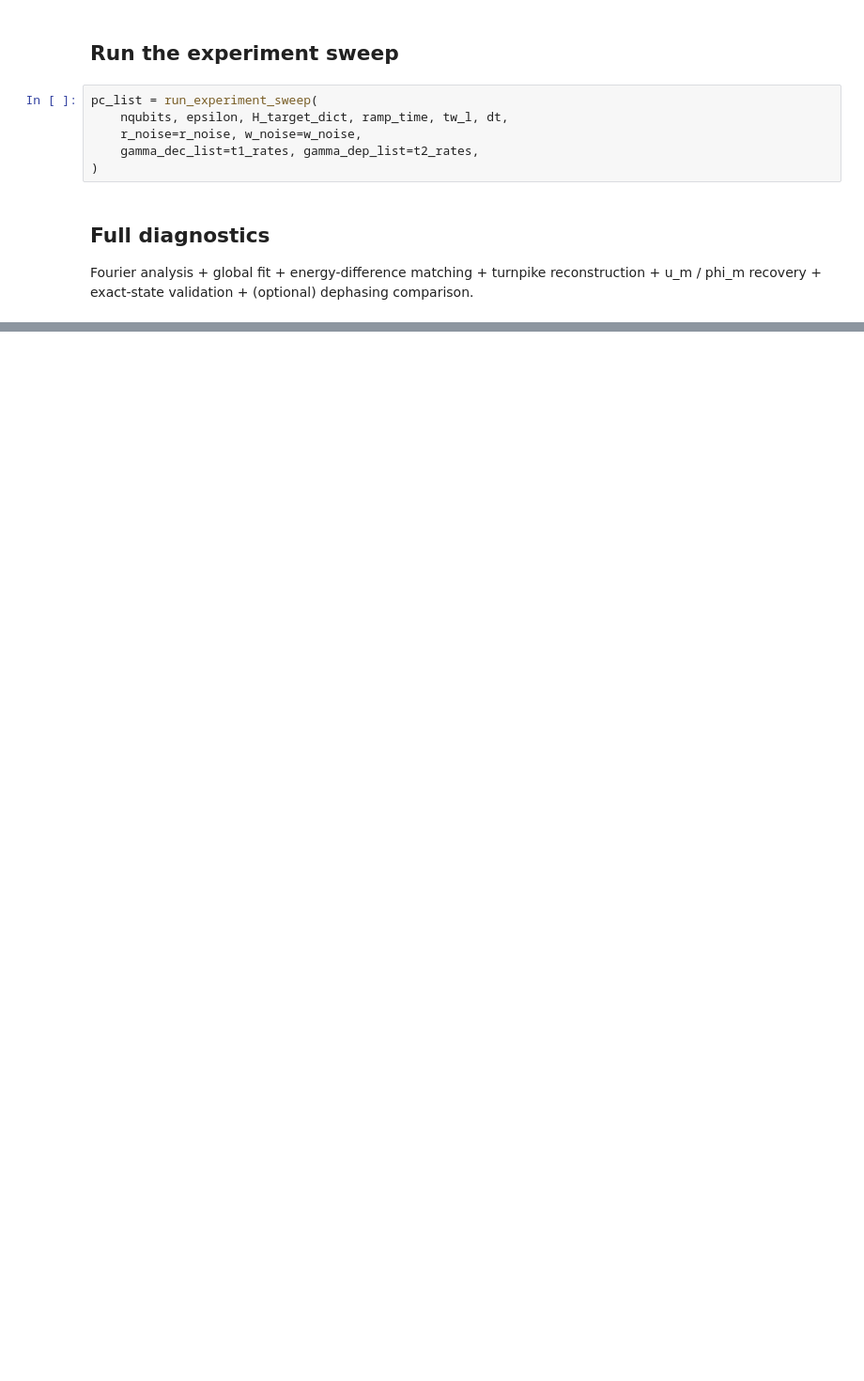
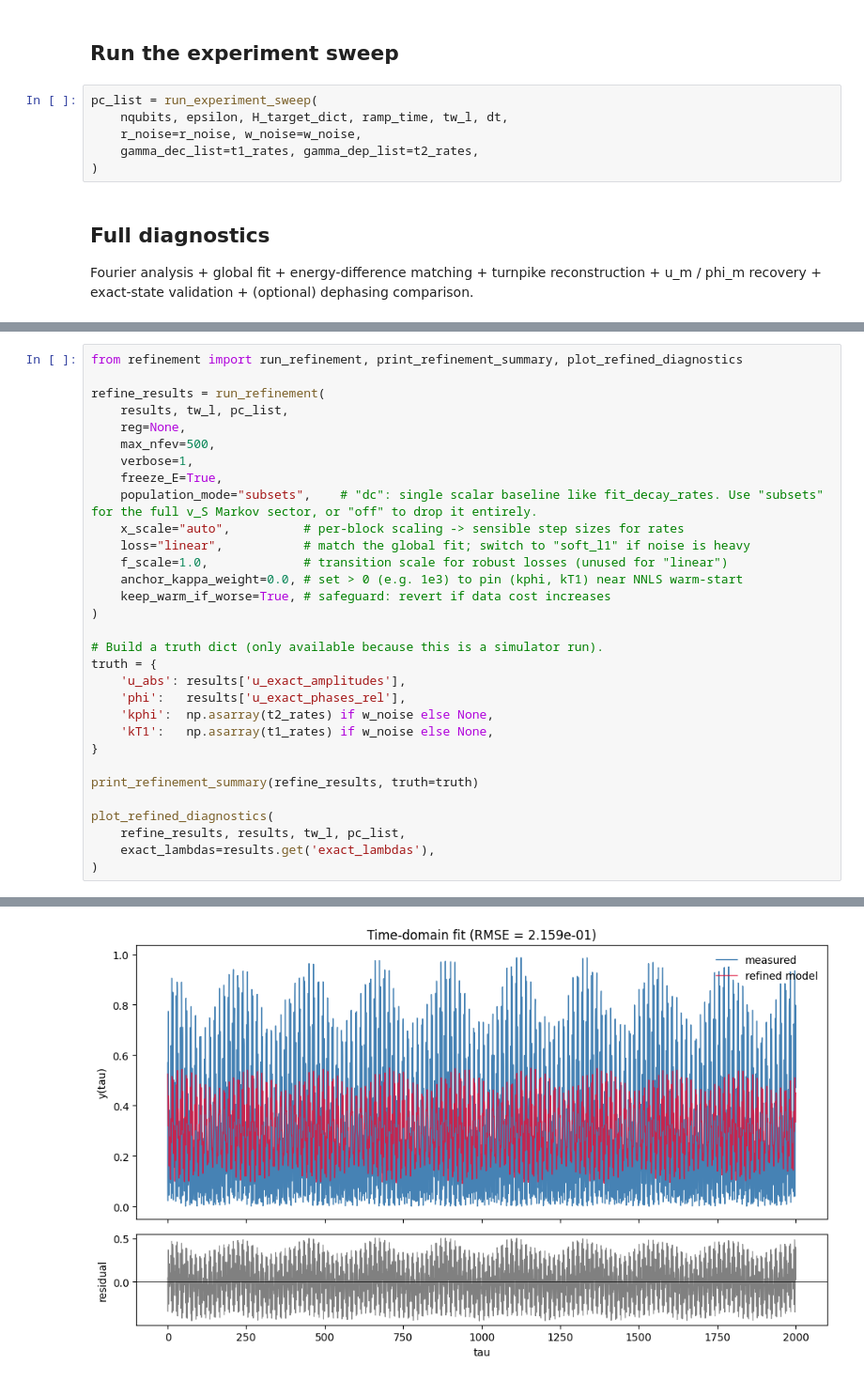
Before and after one commit to OsQarM/lsz_spectroscopy, a Jupyter notebook: notebooks/LSZ_main.ipynb, the cells around one changed output, grey strips where cells are left out. Shown at 94% size. Saved outputs shown, nothing was run; the diff lists cells and outputs as text; blank space fills up the shorter version.

```diff
--- a/notebooks/LSZ_main.ipynb
+++ b/notebooks/LSZ_main.ipynb
@@ -155,0 +208,32 @@ Experimental lambdas: [0.02560928 0.07341205 0.09876982 0.07957925 0.0907276  0.
+# %%
+from refinement import run_refinement, print_refinement_summary, plot_refined_diagnostics
+
+refine_results = run_refinement(
+    results, tw_l, pc_list,
+    reg=None,
+    max_nfev=500,
+    verbose=1,
+    freeze_E=True,
+    population_mode="subsets",    # "dc": single scalar baseline like fit_decay_rates. Use "subsets" for the full v_S Markov sector, or "off" to drop it entirely.
+    x_scale="auto",          # per-block scaling -> sensible step sizes for rates
+    loss="linear",           # match the global fit; switch to "soft_l1" if noise is heavy
+    f_scale=1.0,             # transition scale for robust losses (unused for "linear")
+    anchor_kappa_weight=0.0, # set > 0 (e.g. 1e3) to pin (kphi, kT1) near NNLS warm-start
+    keep_warm_if_worse=True, # safeguard: revert if data cost increases
+)
+
+# Build a truth dict (only available because this is a simulator run).
+truth = {
+    'u_abs': results['u_exact_amplitudes'],
+    'phi':   results['u_exact_phases_rel'],
+    'kphi':  np.asarray(t2_rates) if w_noise else None,
+    'kT1':   np.asarray(t1_rates) if w_noise else None,
+}
+
+print_refinement_summary(refine_results, truth=truth)
+
+plot_refined_diagnostics(
+    refine_results, results, tw_l, pc_list,
+    exact_lambdas=results.get('exact_lambdas'),
+)
+# %% [output]
@@ -155,0 +257 @@ Experimental lambdas: [0.02560928 0.07341205 0.09876982 0.07957925 0.0907276  0.
+[figure, added]
```
Also changed, not shown: parts of 7 cells of this notebook, 8 other files.
